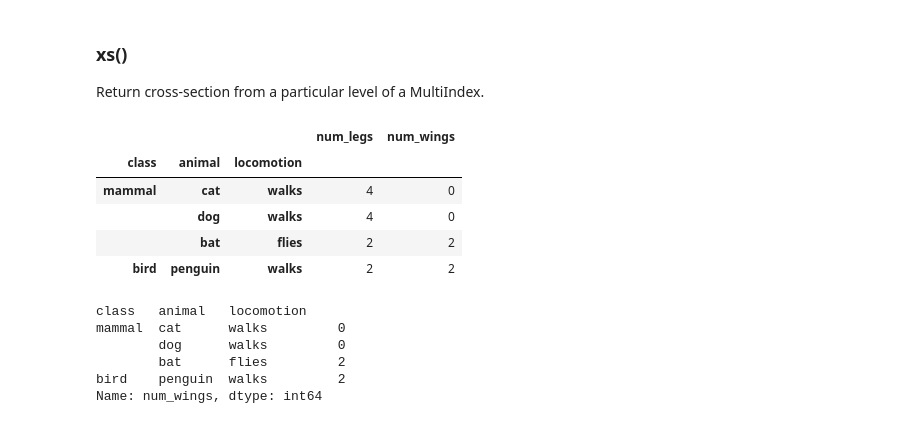
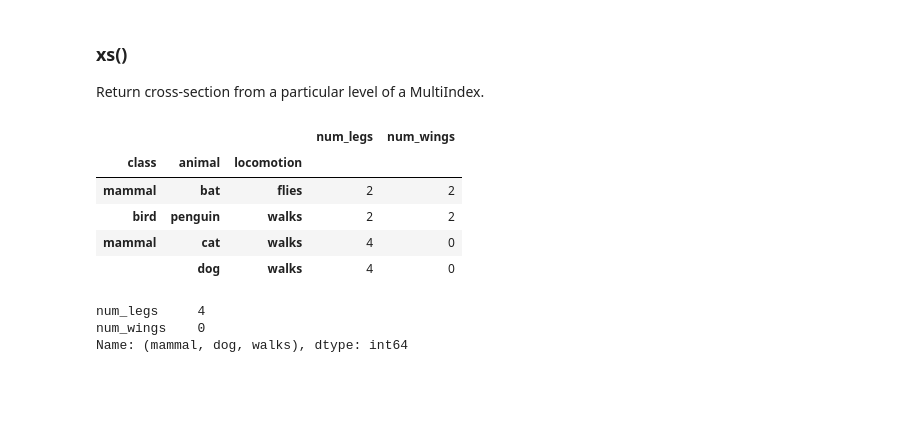
Before and after one commit to MaCoZu/python_notebooks, a Jupyter notebook: Pandas/02_Pandas_Selecting_Indexing_Filtering.ipynb, the cells around one changed output. Cells and saved outputs as stored; diff of their text form; code cells hidden in the pictures; blank space fills up the shorter version.

```diff
--- a/Pandas/02_Pandas_Selecting_Indexing_Filtering.ipynb
+++ b/Pandas/02_Pandas_Selecting_Indexing_Filtering.ipynb
@@ -274,27 +219,33 @@ Return cross-section from a particular level of a MultiIndex.
 # %%
 d = {
      "num_legs": [4, 4, 2, 2],
      "num_wings": [0, 0, 2, 2],
      "class": ["mammal", "mammal", "mammal", "bird"],
      "animal": ["cat", "dog", "bat", "penguin"],
      "locomotion": ["walks", "walks", "flies", "walks"],
  }
 
 df = pd.DataFrame(data=d)
 # three index levels
 df = df.set_index(["class", "animal", "locomotion"])
+df.sort_index(level=2, inplace=True)  # sort by first index level
 df
 # %% [output]
 |  |  |  | num_legs | num_wings |
 | class | animal | locomotion |  |  |
+| mammal | bat | flies | 2 | 2 |
+| bird | penguin | walks | 2 | 2 |
 | mammal | cat | walks | 4 | 0 |
 |  | dog | walks | 4 | 0 |
-|  | bat | flies | 2 | 2 |
-| bird | penguin | walks | 2 | 2 |
+# %%
+df.xs("mammal") # get all mammals
+df.xs(("mammal", "dog")) # get all info about dogs
+df.xs(("mammal", "dog", "walks")) # get specific info about dogs
+# %% [output]
+num_legs     4
+num_wings    0
+Name: (mammal, dog, walks), dtype: int64
 # %%
-df.xs("mammal") # get all mammals
-df.xs(("mammal", "dog")) # get all info about dogs
-df.xs(("mammal", "dog", "walks")) # get specific info about dogs
 
 # axis=1 means columns
 df.xs("num_wings", axis=1) # returns this column
@@ -305,10 +256,3 @@ df.xs("dog", level="animal")
 
 # multiple levels one by index and one by name
 df.xs(("bird", "walks"), level=[0, "locomotion"])
-# %% [output]
-class   animal   locomotion
-mammal  cat      walks         0
-        dog      walks         0
-        bat      flies         2
-bird    penguin  walks         2
-Name: num_wings, dtype: int64
```
Also changed, not shown: parts of 20 cells of this notebook, 6 other files.
